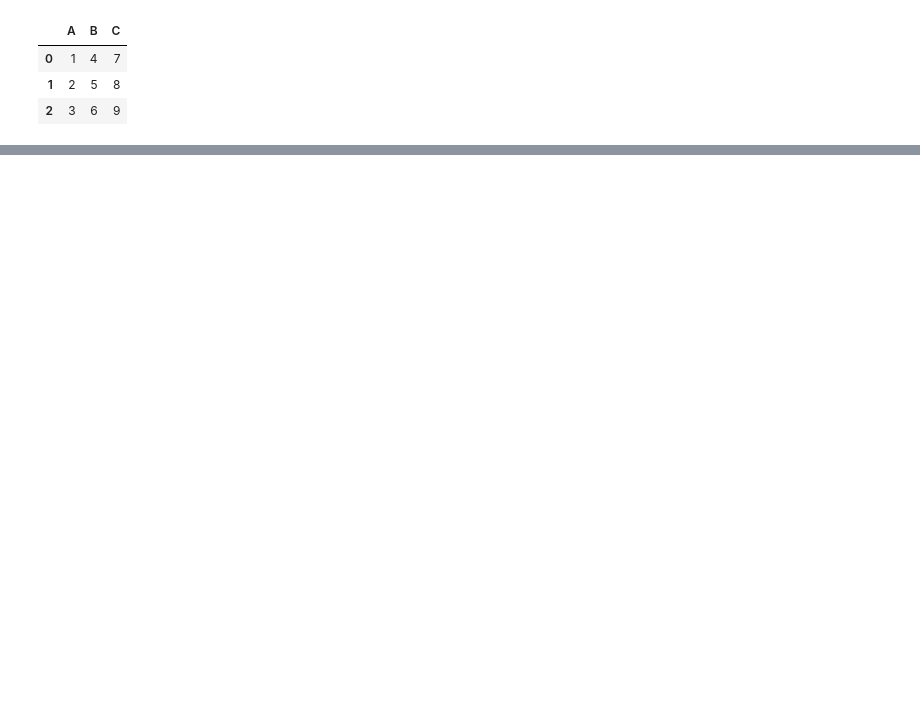
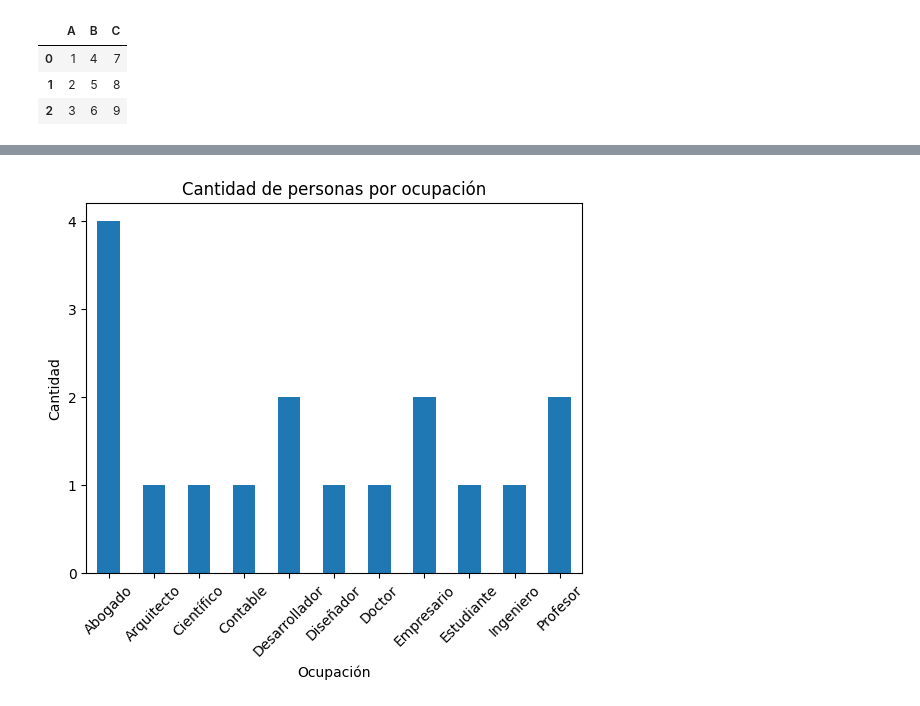
Before and after one commit to gogava-gio-analista/pandas, a Jupyter notebook: 01pandas.ipynb, the cells around one changed output, grey strips where cells are left out. Saved outputs shown, nothing was run; the diff lists cells and outputs as text; code cells hidden in the pictures; blank space fills up the shorter version.

```diff
--- a/01pandas.ipynb
+++ b/01pandas.ipynb
@@ -19,3 +17,6 @@ df
 | 0 | 1 | 4 | 7 |
 | 1 | 2 | 5 | 8 |
 | 2 | 3 | 6 | 9 |
+# %%
+df_datos = pd.read_csv('data/datos.csv', delimiter=';')
+df_datos
@@ -21,0 +42,13 @@ df
+# %%
+from matplotlib.ticker import MaxNLocator
+
+df_agrupado = df_datos.groupby('ocupacion')['ocupacion'].count().astype(int)
+df_agrupado.plot(kind='bar')
+plt.xlabel('Ocupación')
+plt.ylabel('Cantidad')
+plt.title('Cantidad de personas por ocupación')
+plt.gca().yaxis.set_major_locator(MaxNLocator(integer=True))
+plt.xticks(rotation=45)
+plt.show()
+# %% [output]
+[figure, added]
```
Also changed, not shown: parts of 4 cells of this notebook, 11 other files.
